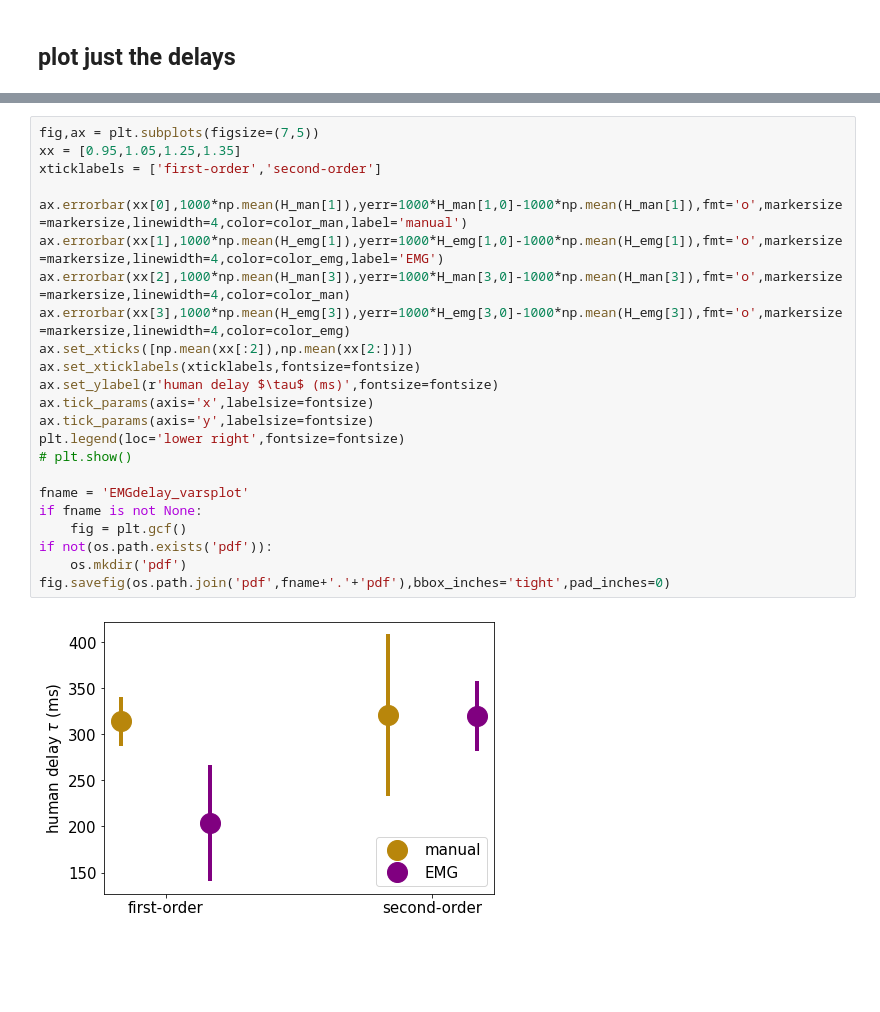
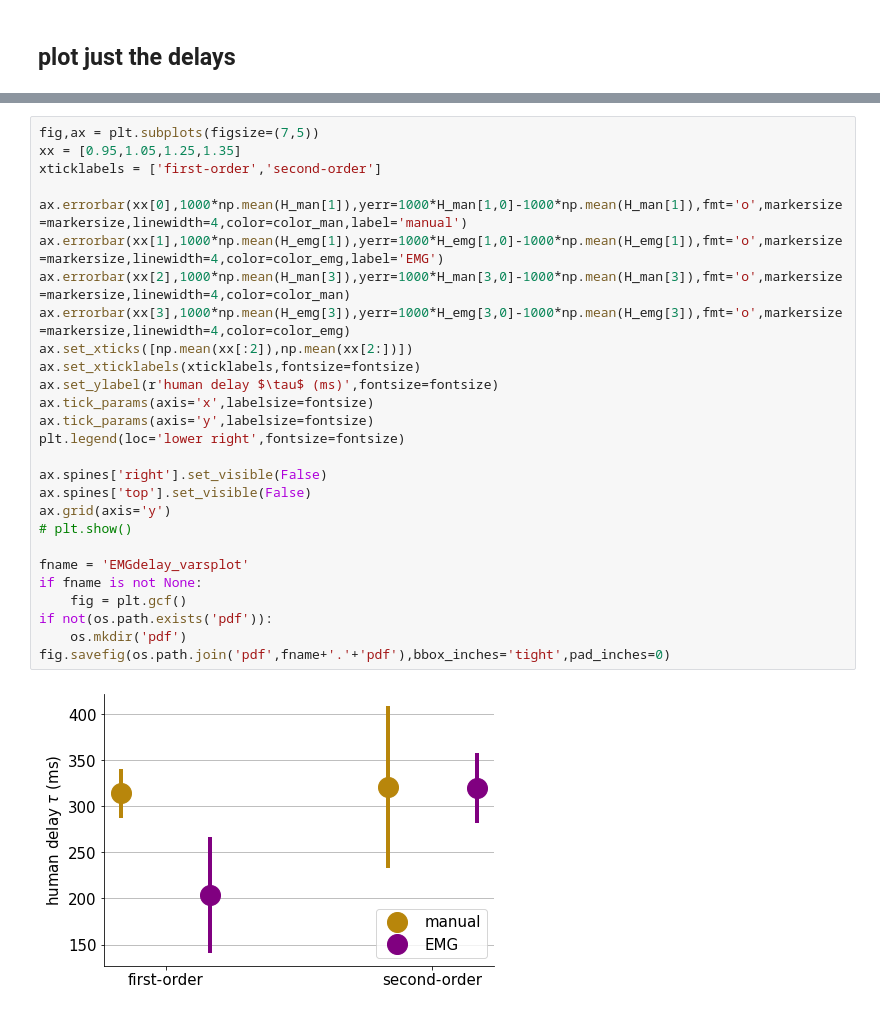
Before and after one commit to hachouuw/EMGdelay-analysis, a Jupyter notebook: 20220516_MY_results_final.ipynb, the cells around one changed output, grey strips where cells are left out. Saved outputs shown, nothing was run; the diff lists cells and outputs as text; blank space fills up the shorter version.

```diff
--- a/20220516_MY_results_final.ipynb
+++ b/20220516_MY_results_final.ipynb
@@ -258,28 +275,32 @@ plt.show()
 # %%
 fig,ax = plt.subplots(figsize=(7,5))
 xx = [0.95,1.05,1.25,1.35]
 xticklabels = ['first-order','second-order']
 
 ax.errorbar(xx[0],1000*np.mean(H_man[1]),yerr=1000*H_man[1,0]-1000*np.mean(H_man[1]),fmt='o',markersize=markersize,linewidth=4,color=color_man,label='manual')
 ax.errorbar(xx[1],1000*np.mean(H_emg[1]),yerr=1000*H_emg[1,0]-1000*np.mean(H_emg[1]),fmt='o',markersize=markersize,linewidth=4,color=color_emg,label='EMG')
 ax.errorbar(xx[2],1000*np.mean(H_man[3]),yerr=1000*H_man[3,0]-1000*np.mean(H_man[3]),fmt='o',markersize=markersize,linewidth=4,color=color_man)
 ax.errorbar(xx[3],1000*np.mean(H_emg[3]),yerr=1000*H_emg[3,0]-1000*np.mean(H_emg[3]),fmt='o',markersize=markersize,linewidth=4,color=color_emg)
 ax.set_xticks([np.mean(xx[:2]),np.mean(xx[2:])])
 ax.set_xticklabels(xticklabels,fontsize=fontsize)
 ax.set_ylabel(r'human delay $\tau$ (ms)',fontsize=fontsize)
 ax.tick_params(axis='x',labelsize=fontsize)
 ax.tick_params(axis='y',labelsize=fontsize)
 plt.legend(loc='lower right',fontsize=fontsize)
+
+ax.spines['right'].set_visible(False)
+ax.spines['top'].set_visible(False)
+ax.grid(axis='y')
 # plt.show()
 
 fname = 'EMGdelay_varsplot'
 if fname is not None:
     fig = plt.gcf()
 if not(os.path.exists('pdf')):
     os.mkdir('pdf')
 fig.savefig(os.path.join('pdf',fname+'.'+'pdf'),bbox_inches='tight',pad_inches=0)
 # %% [output]
-[figure, old version]
+[figure, new version]
 # %%
 # PLOT DELAY
 # CB_color_cycle = ['#377eb8', '#ff7f00', '#4daf4a',
```
Also changed, not shown: parts of 5 cells of this notebook, 9 other files.
